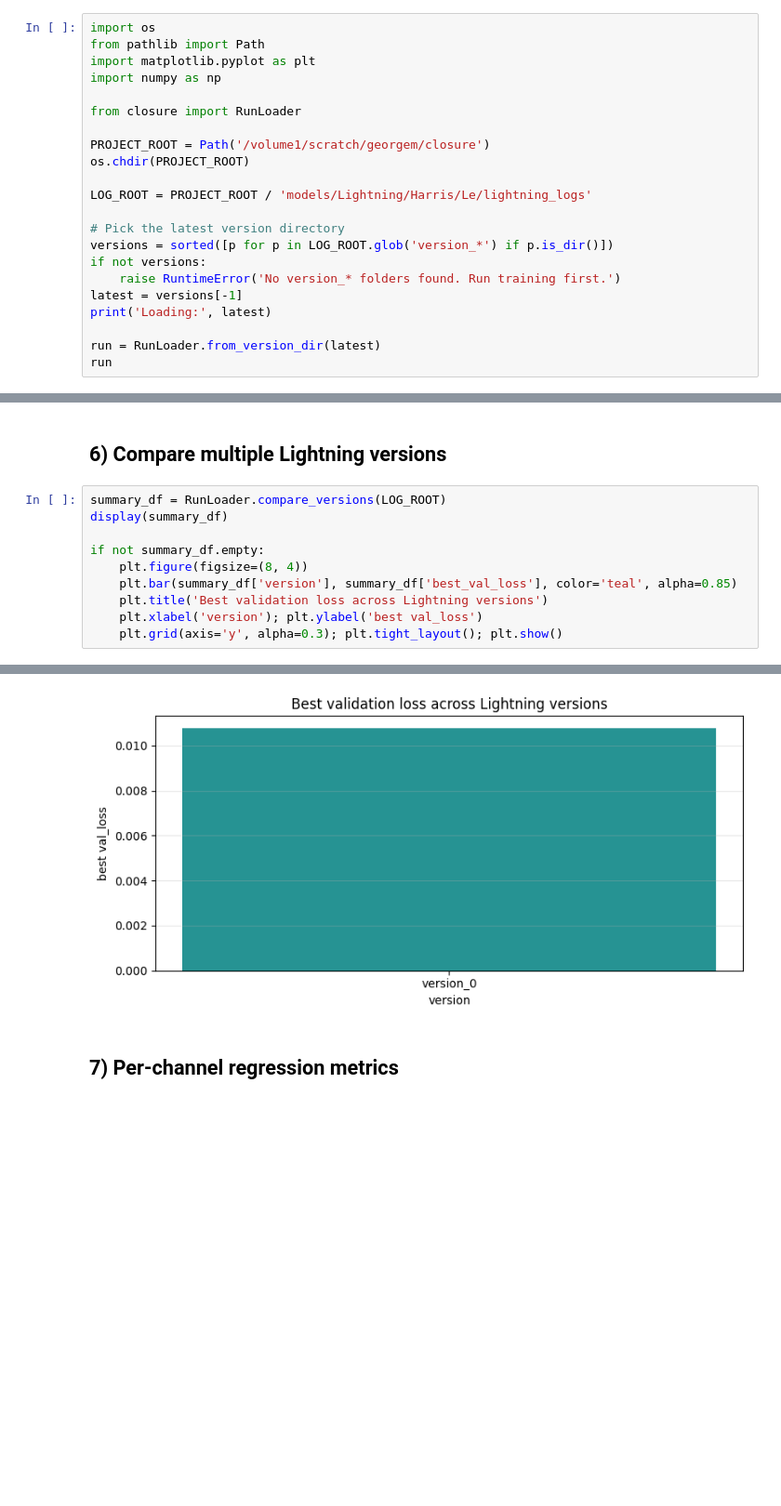
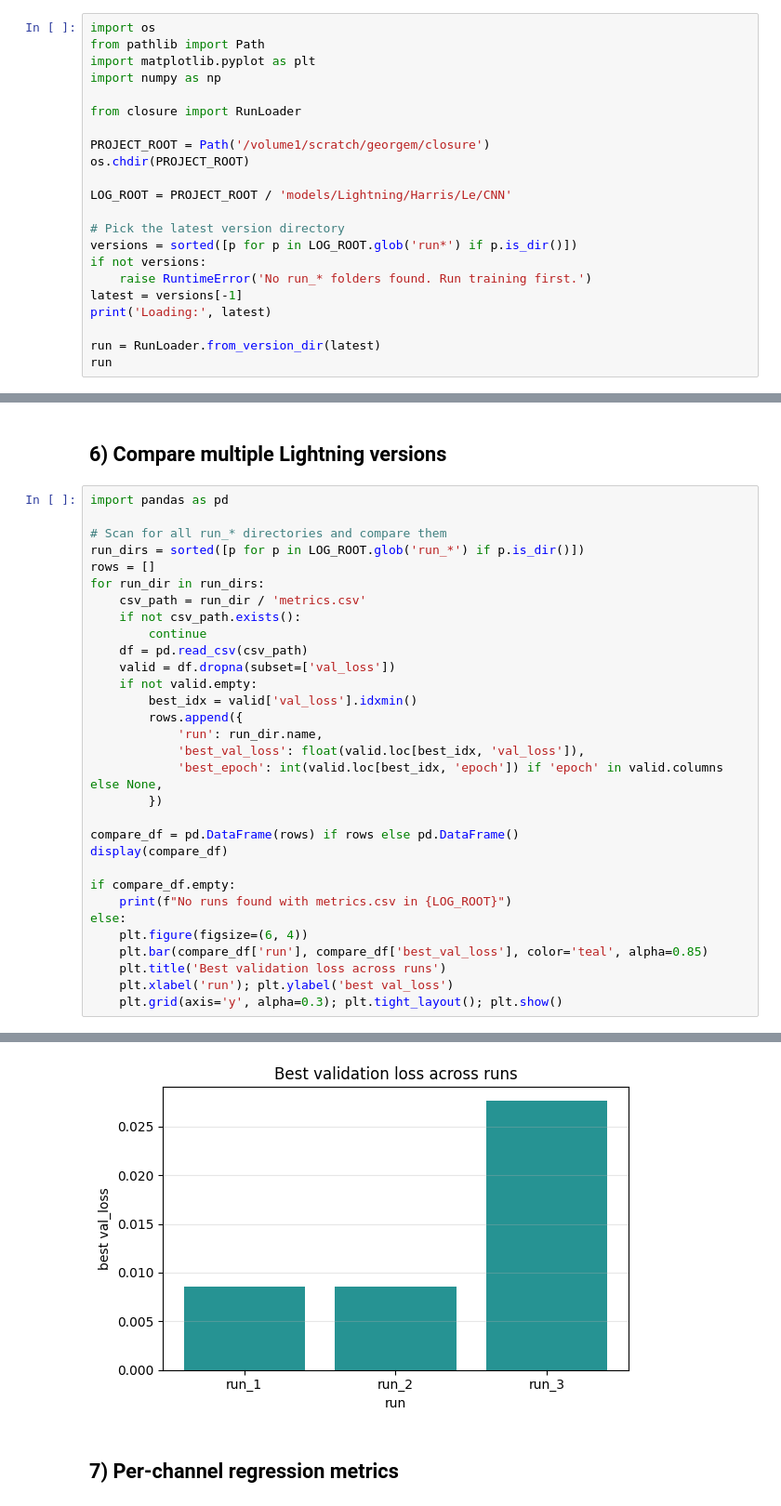
Before and after one commit to georgemilosh/closure, a Jupyter notebook: examples/tutorials/cli_train_analysis.ipynb, the cells around one changed output, grey strips where cells are left out. Shown at 93% size. Cells and saved outputs as stored; diff of their text form; blank space fills up the shorter version.

```diff
--- a/examples/tutorials/cli_train_analysis.ipynb
+++ b/examples/tutorials/cli_train_analysis.ipynb
@@ -19,12 +26,12 @@ from closure import RunLoader
 PROJECT_ROOT = Path('/volume1/scratch/georgem/closure')
 os.chdir(PROJECT_ROOT)
 
-LOG_ROOT = PROJECT_ROOT / 'models/Lightning/Harris/Le/lightning_logs'
+LOG_ROOT = PROJECT_ROOT / 'models/Lightning/Harris/Le/CNN'
 
 # Pick the latest version directory
-versions = sorted([p for p in LOG_ROOT.glob('version_*') if p.is_dir()])
+versions = sorted([p for p in LOG_ROOT.glob('run*') if p.is_dir()])
 if not versions:
-    raise RuntimeError('No version_* folders found. Run training first.')
+    raise RuntimeError('No run_* folders found. Run training first.')
 latest = versions[-1]
 print('Loading:', latest)
 
@@ -114,13 +118,34 @@ run.best_epoch()
 # %% [markdown]
 ## 6) Compare multiple Lightning versions
 # %%
-summary_df = RunLoader.compare_versions(LOG_ROOT)
-display(summary_df)
+import pandas as pd
 
-if not summary_df.empty:
-    plt.figure(figsize=(8, 4))
-    plt.bar(summary_df['version'], summary_df['best_val_loss'], color='teal', alpha=0.85)
-    plt.title('Best validation loss across Lightning versions')
-    plt.xlabel('version'); plt.ylabel('best val_loss')
+# Scan for all run_* directories and compare them
+run_dirs = sorted([p for p in LOG_ROOT.glob('run_*') if p.is_dir()])
+rows = []
+for run_dir in run_dirs:
+    csv_path = run_dir / 'metrics.csv'
+    if not csv_path.exists():
+        continue
+    df = pd.read_csv(csv_path)
+    valid = df.dropna(subset=['val_loss'])
+    if not valid.empty:
+        best_idx = valid['val_loss'].idxmin()
+        rows.append({
+            'run': run_dir.name,
+            'best_val_loss': float(valid.loc[best_idx, 'val_loss']),
+            'best_epoch': int(valid.loc[best_idx, 'epoch']) if 'epoch' in valid.columns else None,
+        })
+
+compare_df = pd.DataFrame(rows) if rows else pd.DataFrame()
+display(compare_df)
+
+if compare_df.empty:
+    print(f"No runs found with metrics.csv in {LOG_ROOT}")
+else:
+    plt.figure(figsize=(6, 4))
+    plt.bar(compare_df['run'], compare_df['best_val_loss'], color='teal', alpha=0.85)
+    plt.title('Best validation loss across runs')
+    plt.xlabel('run'); plt.ylabel('best val_loss')
     plt.grid(axis='y', alpha=0.3); plt.tight_layout(); plt.show()
 # %% [output]
@@ -129,4 +156,4 @@ if not summary_df.empty:
-[figure, old version]
+[figure, new version]
 # %% [markdown]
 ## 7) Per-channel regression metrics
 # %%
```
Also changed, not shown: parts of 15 cells of this notebook, 2 other files.
